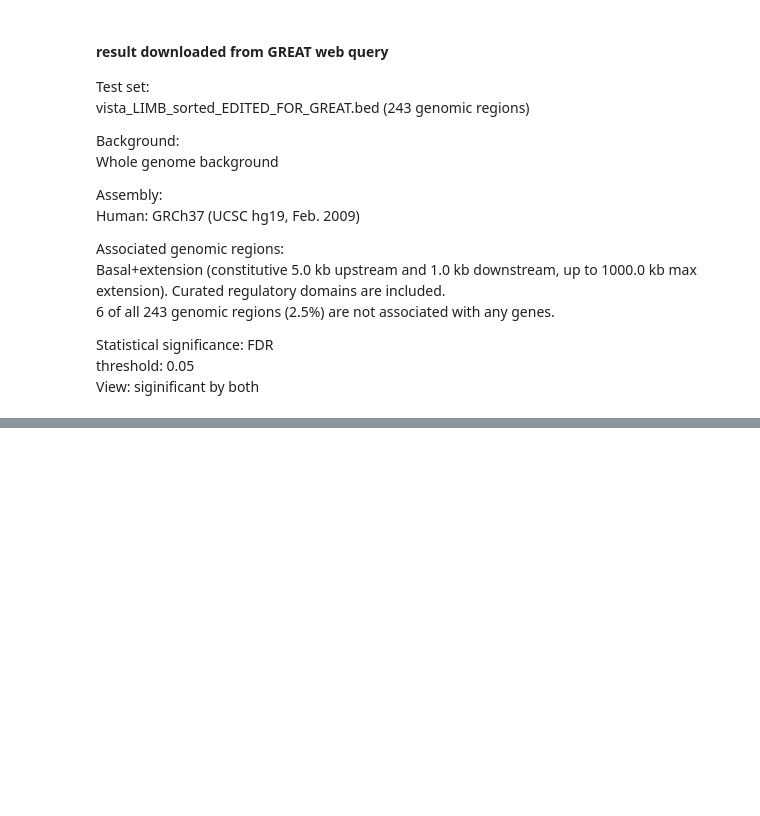
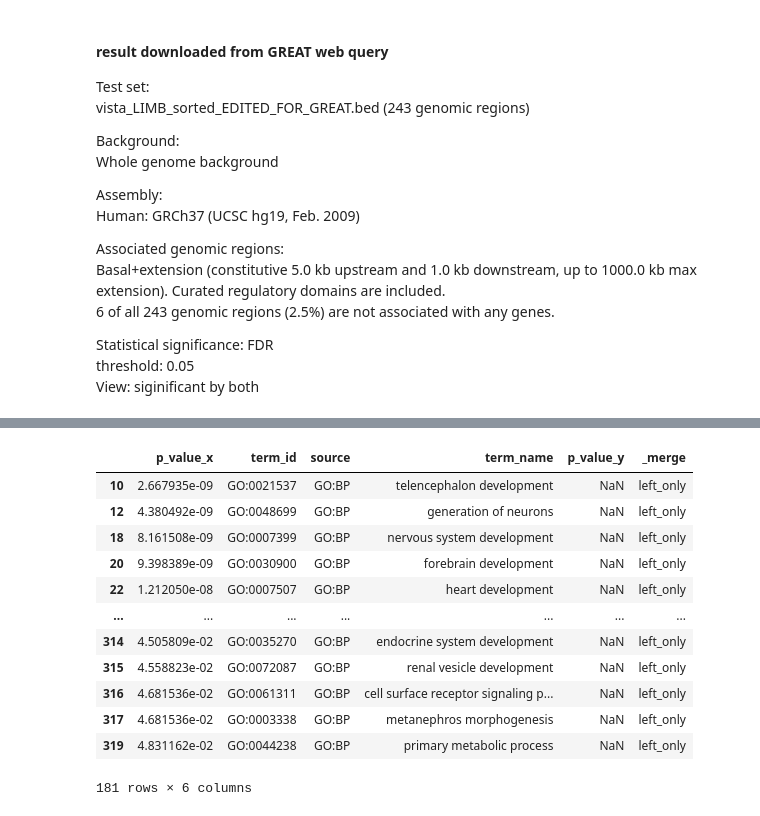
Before and after one commit to hoffmangroup/2020behst, a Jupyter notebook: comparison_test.ipynb, the cells around one changed output, grey strips where cells are left out. Cells and saved outputs as stored; diff of their text form; code cells hidden in the pictures; blank space fills up the shorter version.

```diff
--- a/comparison_test.ipynb
+++ b/comparison_test.ipynb
@@ -357,0 +404,16 @@ great_neg[['ontology', 'term_name_x', 'term_id', 'binom_raw_p_value','_merge']]
+# %%
+great_gprofiler_neg
+# %% [output]
+|  | p_value_x | term_id | source | term_name | p_value_y | _merge |
+| 10 | 2.667935e-09 | GO:0021537 | GO:BP | telencephalon development | NaN | left_only |
+| 12 | 4.380492e-09 | GO:0048699 | GO:BP | generation of neurons | NaN | left_only |
+| 18 | 8.161508e-09 | GO:0007399 | GO:BP | nervous system development | NaN | left_only |
+| 20 | 9.398389e-09 | GO:0030900 | GO:BP | forebrain development | NaN | left_only |
+| 22 | 1.212050e-08 | GO:0007507 | GO:BP | heart development | NaN | left_only |
+| ... | ... | ... | ... | ... | ... | ... |
+| 314 | 4.505809e-02 | GO:0035270 | GO:BP | endocrine system development | NaN | left_only |
+| 315 | 4.558823e-02 | GO:0072087 | GO:BP | renal vesicle development | NaN | left_only |
+| 316 | 4.681536e-02 | GO:0061311 | GO:BP | cell surface receptor signaling p... | NaN | left_only |
+| 317 | 4.681536e-02 | GO:0003338 | GO:BP | metanephros morphogenesis | NaN | left_only |
+| 319 | 4.831162e-02 | GO:0044238 | GO:BP | primary metabolic process | NaN | left_only |
+181 rows × 6 columns
```
Also changed, not shown: parts of 8 cells of this notebook.
